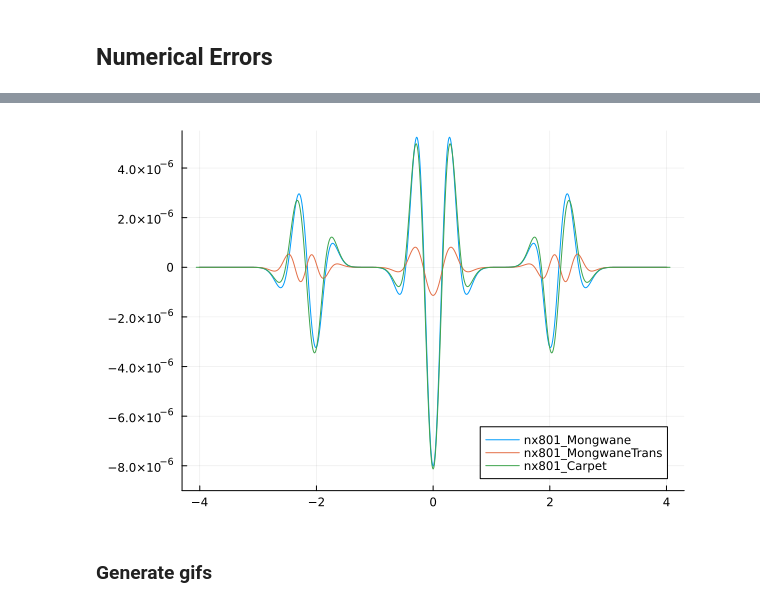
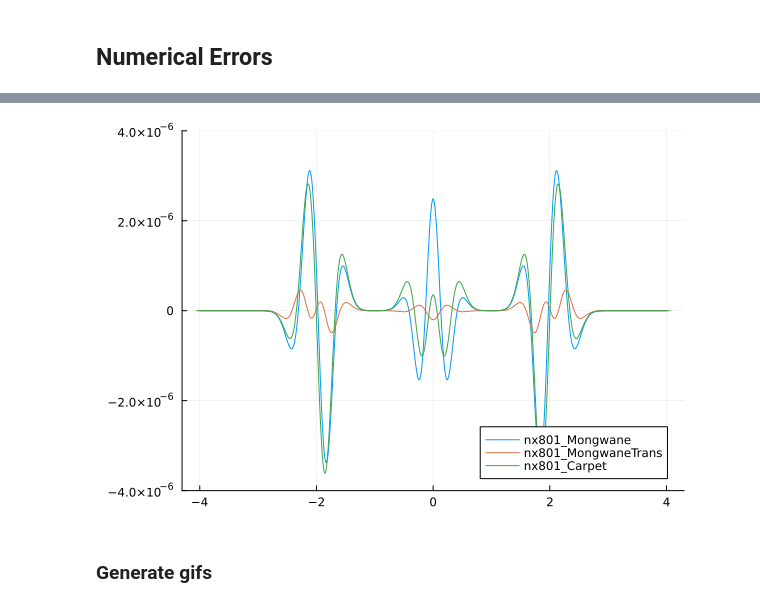
Before and after one commit to lwJi/Docs-Subcycling, a Jupyter notebook: ipynb/Reflection.ipynb, the cells around one changed output, grey strips where cells are left out. Cells and saved outputs as stored; diff of their text form; code cells hidden in the pictures.

```diff
--- a/ipynb/Reflection.ipynb
+++ b/ipynb/Reflection.ipynb
@@ -64,13 +64,13 @@ plot!(ylim = (-7.5e-5, 5e-5))
 # %%
 plot_error(
     [
         "Gaussian_2levels_nx801_Mongwane",
         "Gaussian_2levels_nx801_MongwaneTrans",
         "Gaussian_2levels_nx801_Carpet",
-    ]; nbuf = 2, tmax = 2.16)
-plot!(ylim = (-9e-6, 5.5e-6))
+    ]; nbuf = 2, tmax = 1.98)
+plot!(ylim = (-4e-6, 4e-6))
 # %% [output]
-[figure, old version]
+[figure, new version]
 # %% [markdown]
 ### Generate gifs
 # %%
```
Also changed, not shown: parts of 3 cells of this notebook.
